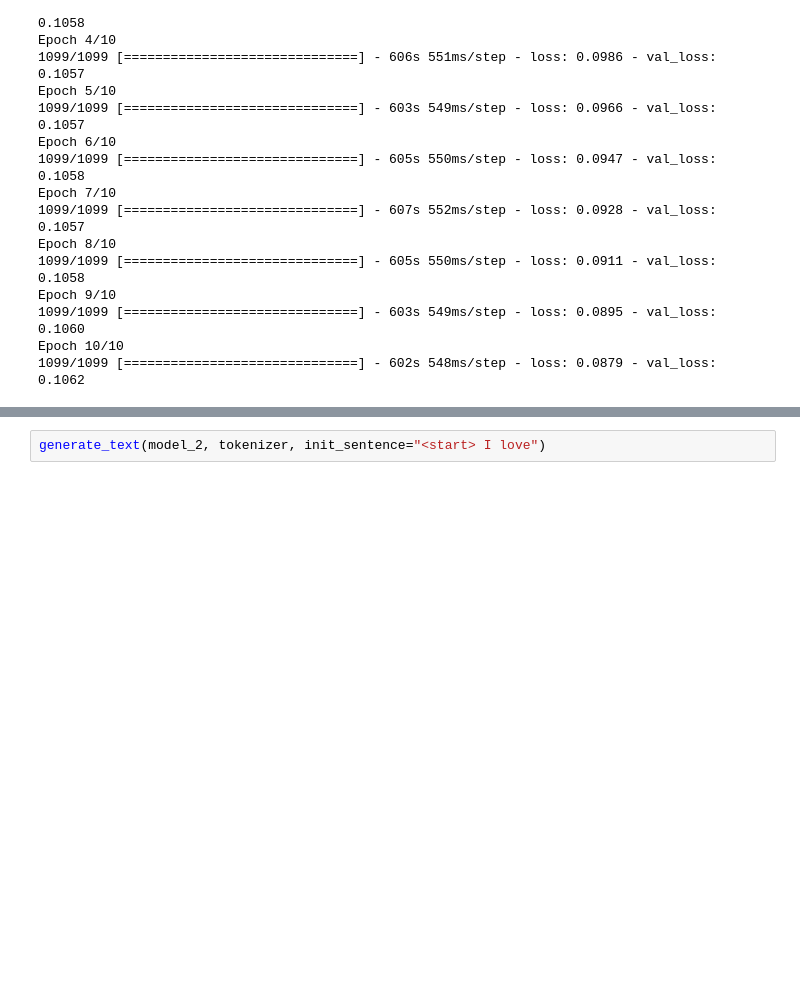
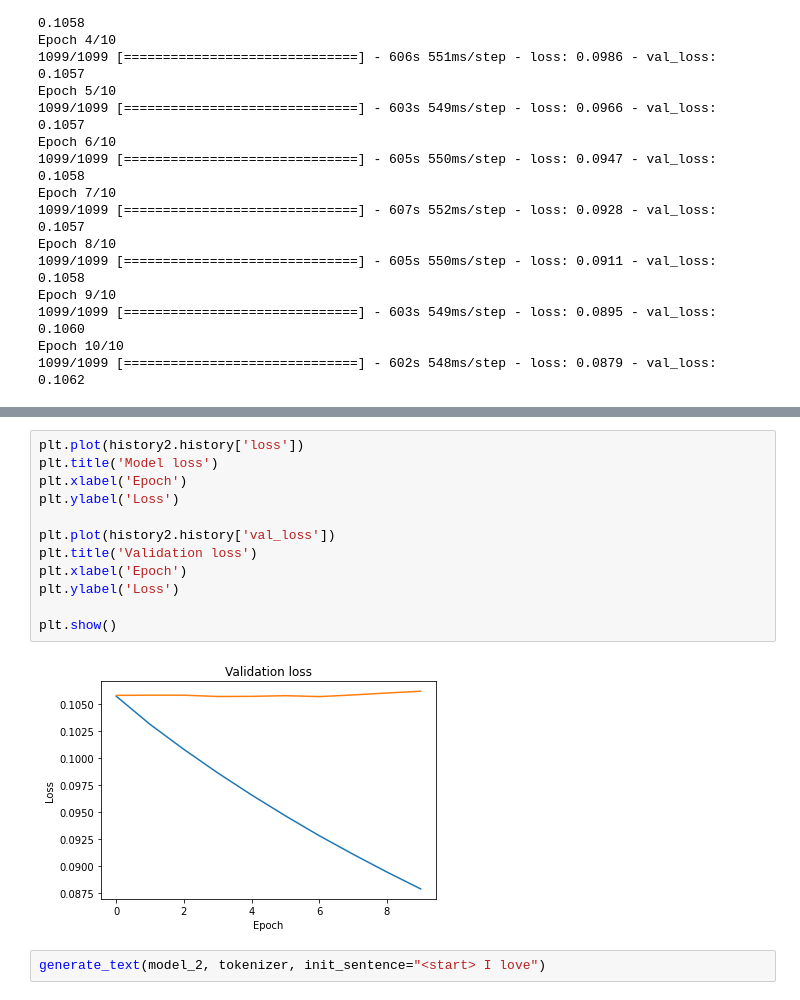
Before and after one commit to andkspark/Exploration, a Jupyter notebook: ex06_KSPARK.ipynb, the cells around one changed output, grey strips where cells are left out. Cells and saved outputs as stored; diff of their text form; blank space fills up the shorter version.

```diff
--- a/ex06_KSPARK.ipynb
+++ b/ex06_KSPARK.ipynb
@@ -354,3 +401,17 @@ Epoch 10/10
+# %%
+plt.plot(history2.history['loss'])
+plt.title('Model loss')
+plt.xlabel('Epoch')
+plt.ylabel('Loss')
+
+plt.plot(history2.history['val_loss'])
+plt.title('Validation loss')
+plt.xlabel('Epoch')
+plt.ylabel('Loss')
+
+plt.show()
+# %% [output]
+[figure, added]
 # %%
 generate_text(model_2, tokenizer, init_sentence="<start> I love")
 # %% [output]
```
Also changed, not shown: parts of 5 cells of this notebook.
